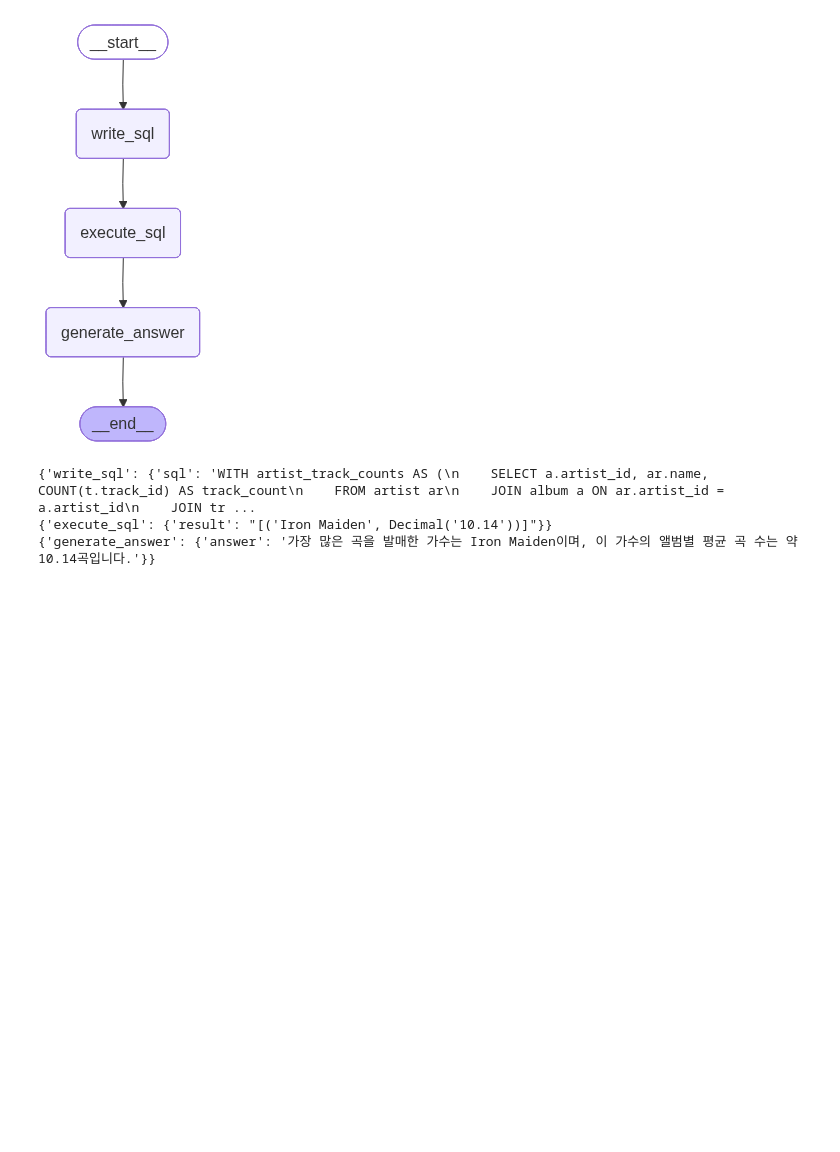
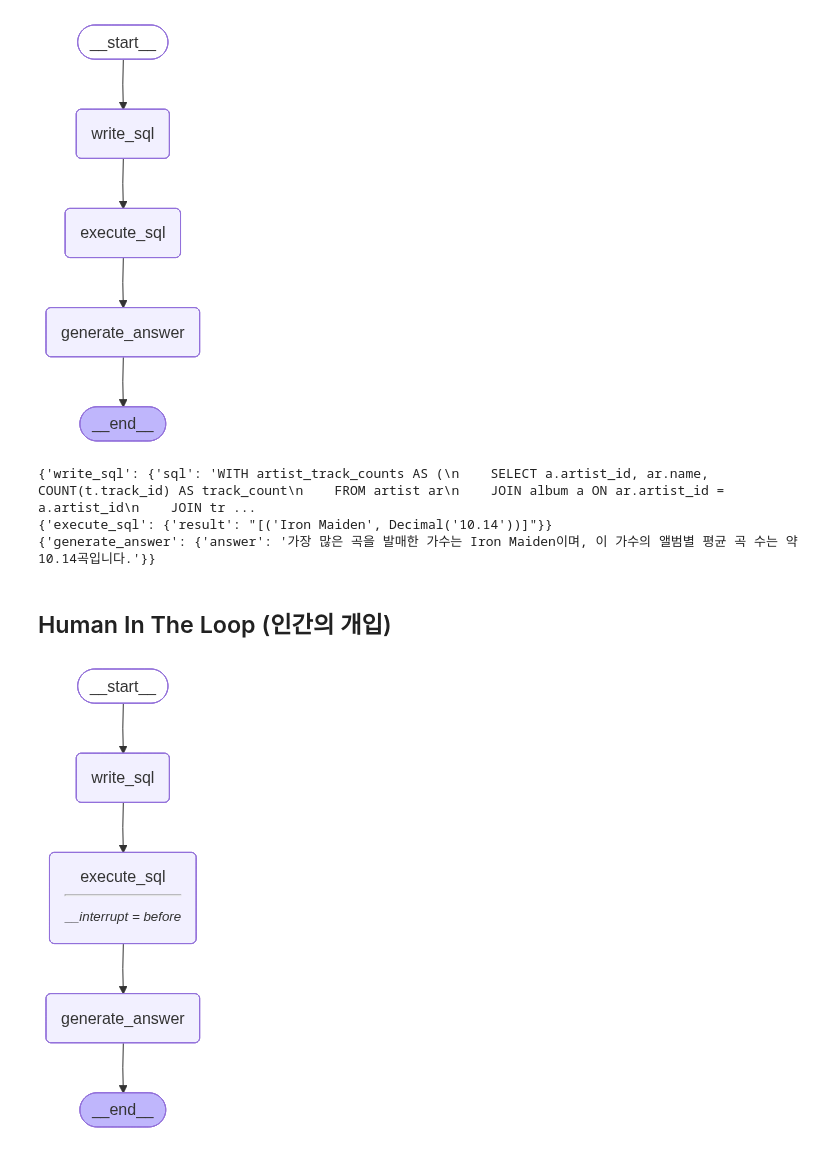
Before and after one commit to verba-neo/gaida-1, a Jupyter notebook: LLM-agent/13_SQL_conn.ipynb, the cells around one changed output. Saved outputs shown, nothing was run; the diff lists cells and outputs as text; code cells hidden in the pictures; blank space fills up the shorter version.

```diff
--- a/LLM-agent/13_SQL_conn.ipynb
+++ b/LLM-agent/13_SQL_conn.ipynb
@@ -193,3 +193,18 @@ for step in graph.stream(
 {'write_sql': {'sql': 'WITH artist_track_counts AS (\n    SELECT a.artist_id, ar.name, COUNT(t.track_id) AS track_count\n    FROM artist ar\n    JOIN album a ON ar.artist_id = a.artist_id\n    JOIN tr ...
 {'execute_sql': {'result': "[('Iron Maiden', Decimal('10.14'))]"}}
 {'generate_answer': {'answer': '가장 많은 곡을 발매한 가수는 Iron Maiden이며, 이 가수의 앨범별 평균 곡 수는 약 10.14곡입니다.'}}
+# %% [markdown]
+## Human In The Loop (인간의 개입)
+# %%
+from langgraph.checkpoint.memory import MemorySaver
+
+memory = MemorySaver()
+graph = builder.compile(checkpointer=memory, interrupt_before=['execute_sql'])
+
+config = {
+    'configurable': {'thread_id': '1'}
+}
+
+display(Image(graph.get_graph().draw_mermaid_png()))
+# %% [output]
+[figure, added]
```
Also changed, not shown: parts of 6 cells of this notebook.
